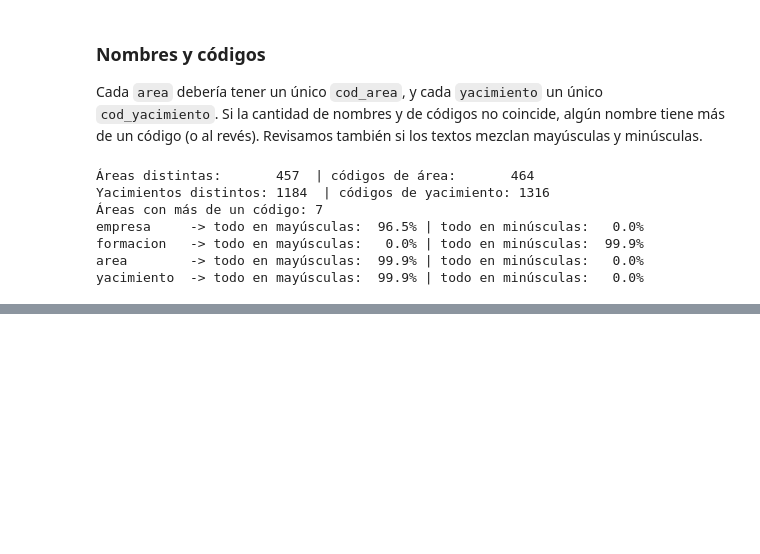
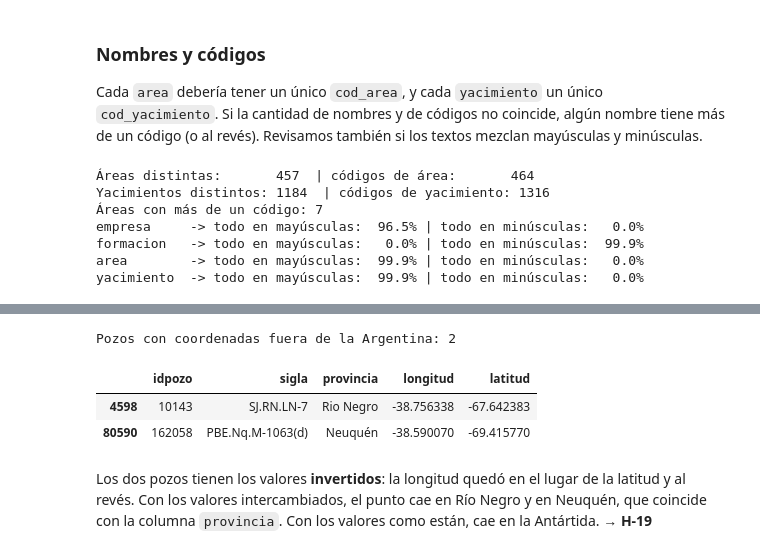
Before and after one commit to ncyanzon/dg, a Jupyter notebook: notebooks/01_pozos_perfilado.ipynb, the cells around one changed output, grey strips where cells are left out. Drawn from its saved outputs; the diff is of its cells as text; code cells hidden in the pictures; blank space fills up the shorter version.

```diff
--- a/notebooks/01_pozos_perfilado.ipynb
+++ b/notebooks/01_pozos_perfilado.ipynb
@@ -308,0 +327,21 @@ yacimiento  -> todo en mayúsculas:  99.9% | todo en minúsculas:   0.0%
+# %%
+import json
+
+coordenadas = df["geojson"].map(lambda texto: json.loads(texto)["coordinates"])
+longitud = coordenadas.str[0]
+latitud = coordenadas.str[1]
+
+dentro_de_argentina = latitud.between(-56, -21.7) & longitud.between(-74, -53)
+coordenadas_fuera = ~dentro_de_argentina
+print("Pozos con coordenadas fuera de la Argentina:", coordenadas_fuera.sum())
+
+df.loc[coordenadas_fuera, ["idpozo", "sigla", "provincia"]].assign(longitud=longitud, latitud=latitud)
+# %% [output]
+Pozos con coordenadas fuera de la Argentina: 2
+|  | idpozo | sigla | provincia | longitud | latitud |
+| 4598 | 10143 | SJ.RN.LN-7 | Rio Negro | -38.756338 | -67.642383 |
+| 80590 | 162058 | PBE.Nq.M-1063(d) | Neuquén | -38.590070 | -69.415770 |
+# %% [markdown]
+Los dos pozos tienen los valores **invertidos**: la longitud quedó en el lugar de la latitud y al revés.
+Con los valores intercambiados, el punto cae en Río Negro y en Neuquén, que coincide con la columna `provincia`.
+Con los valores como están, cae en la Antártida. → **H-19**
```
Also changed, not shown: parts of 15 cells of this notebook, 2 other files.
